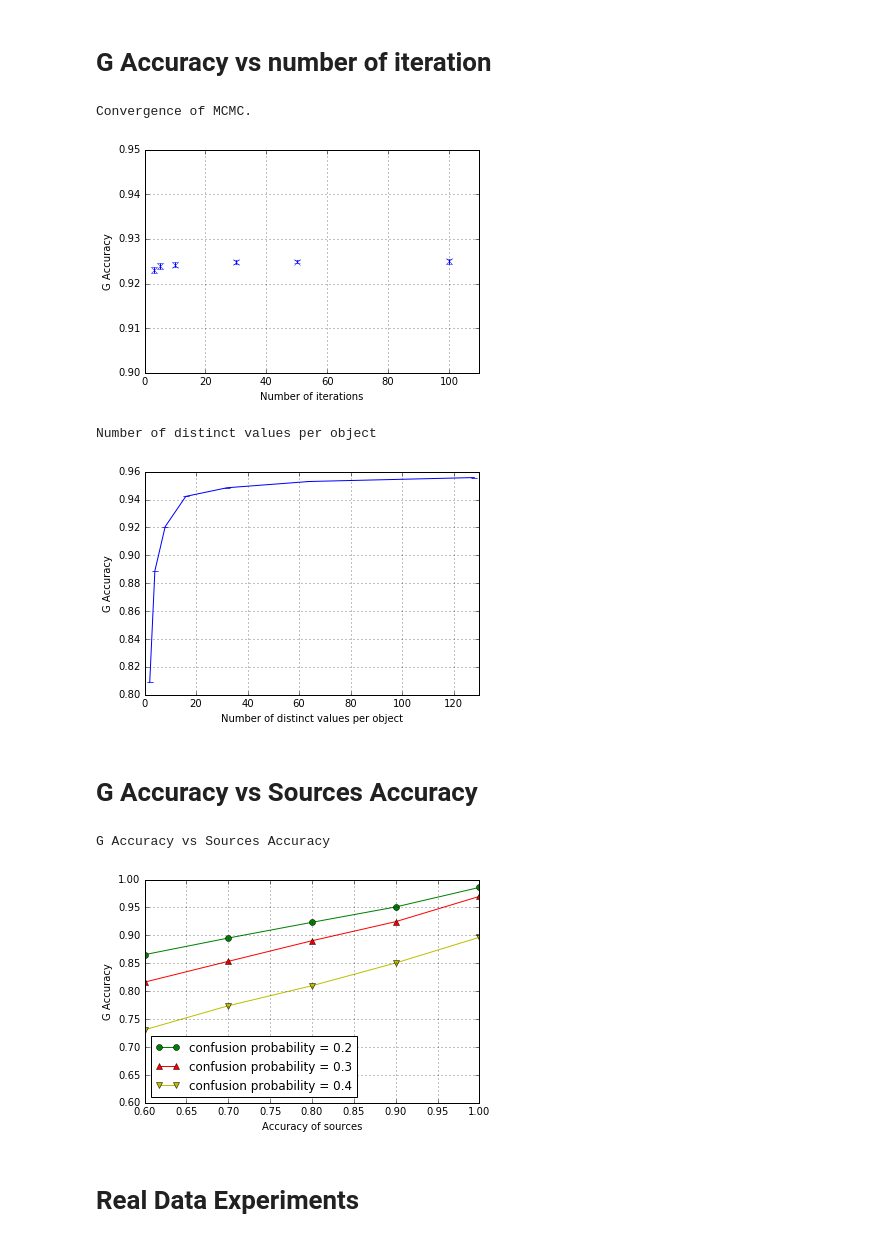
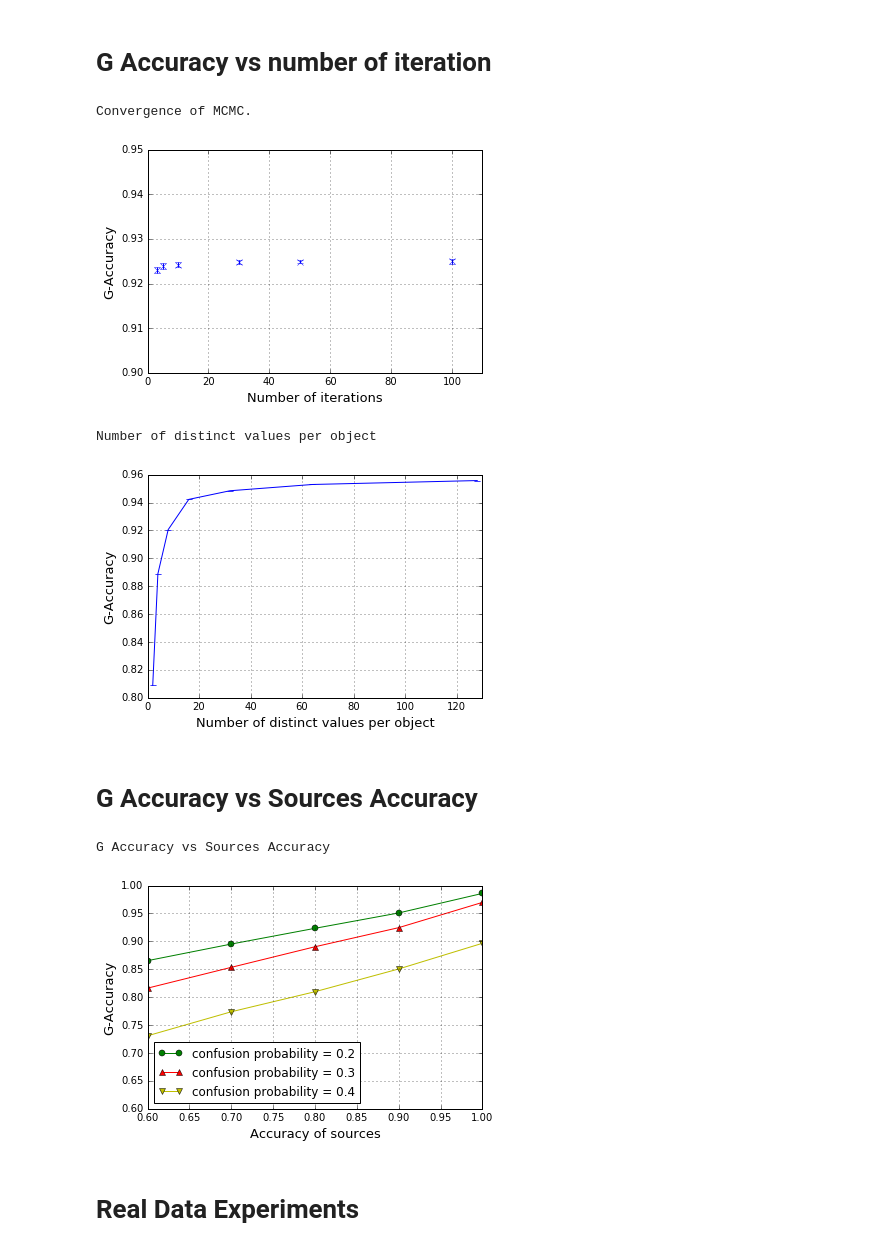
Before and after one commit to Evgeneus/fuzzy-data-fusion, a Jupyter notebook: experiment/notebooks/experiments.ipynb, the cells around one changed output. Drawn from its saved outputs; the diff is of its cells as text; code cells hidden in the pictures.

```diff
--- a/experiment/notebooks/experiments.ipynb
+++ b/experiment/notebooks/experiments.ipynb
@@ -3,7 +3,8 @@
 import pandas as pd
 import matplotlib.pyplot as plt
 
-work_dir = '../../data/synthetic/'
+
+work_dir = '../../data/results/'
 img_dir = '../../data/img/'
 
 synthetic_accuracy_binary = pd.read_csv(work_dir+'synthetic_accuracy_binary.csv', index_col='conf_probs')
@@ -14,8 +15,8 @@ synthetic_convergence = pd.read_csv(work_dir+'synthetic_convergence.csv', index_
 synthetic_values = pd.read_csv(work_dir+'synthetic_values.csv', index_col='number of distinct values per object')
 synthetic_accuracy_g = pd.read_csv(work_dir+'accuracy_g_transposed.csv', index_col='Accuracy of sources')
 
-# flight_accuracy = pd.read_csv(work_dir+'flight_accuracy.csv', index_col='confusion probability')
-# flight_efficiency = pd.read_csv(work_dir+'flight_efficiency.csv', index_col='number of objects with confusions')
+flight_accuracy = pd.read_csv(work_dir+'flight_accuracy.csv', index_col='G')
+flight_efficiency = pd.read_csv(work_dir+'flight_efficiency.csv', index_col='Number of objects with confusions')
 
 # face_accuracy = pd.read_csv(work_dir+'face_accuracy.csv')
 # %% [markdown]
@@ -97,41 +98,41 @@ ax = synthetic_convergence.plot(marker='x',
                                 ylim=[0.9, 0.95],
                                 grid='on',
                                 legend=False)
-ax.set_ylabel('G Accuracy')
-ax.set_xlabel('Number of iterations')
+ax.set_ylabel('G-Accuracy', fontsize=13)
+ax.set_xlabel('Number of iterations', fontsize=13)
 fig = ax.get_figure()
 fig.savefig(img_dir+'synth_convergence.pdf')
 # %% [output]
 Convergence of MCMC.
-[figure, old version]
+[figure, new version]
 # %%
 print("Number of distinct values per object")
 errs = [x[0] for x in synthetic_values[['error']].values]
 ax = synthetic_values[['G accuracy']].plot(grid='on', yerr=errs, xlim=[0, 130], legend=False)
-ax.set_ylabel('G Accuracy')
-ax.set_xlabel('Number of distinct values per object')
+ax.set_ylabel('G-Accuracy', fontsize=13)
+ax.set_xlabel('Number of distinct values per object', fontsize=13)
 fig = ax.get_figure()
 fig.savefig(img_dir+'synth_values.pdf')
 # %% [output]
 Number of distinct values per object
-[figure, old version]
+[figure, new version]
 # %% [markdown]
 # G Accuracy vs Sources Accuracy
 # %%
 print("G Accuracy vs Sources Accuracy")
 ax = synthetic_accuracy_g[['confusion probability = 0.2',
                           'confusion probability = 0.3',
                           'confusion probability = 0.4']].plot(style=['go-', 'r^-', 'yv-'],
                                                                grid='on',
                                                                ylim=[0.6, 1.])
 
-ax.set_ylabel('G Accuracy')
-ax.set_xlabel('Accuracy of sources')
+ax.set_ylabel('G-Accuracy', fontsize=13)
+ax.set_xlabel('Accuracy of sources', fontsize=13)
 fig = ax.get_figure()
 fig.savefig(img_dir+'g_accuracy_vs_s_accuracies.pdf')
 # %% [output]
 G Accuracy vs Sources Accuracy
-[figure, old version]
+[figure, new version]
 # %% [markdown]
 # Real Data Experiments
 # %%
```
Also changed, not shown: parts of 4 cells of this notebook, 2 other files.
